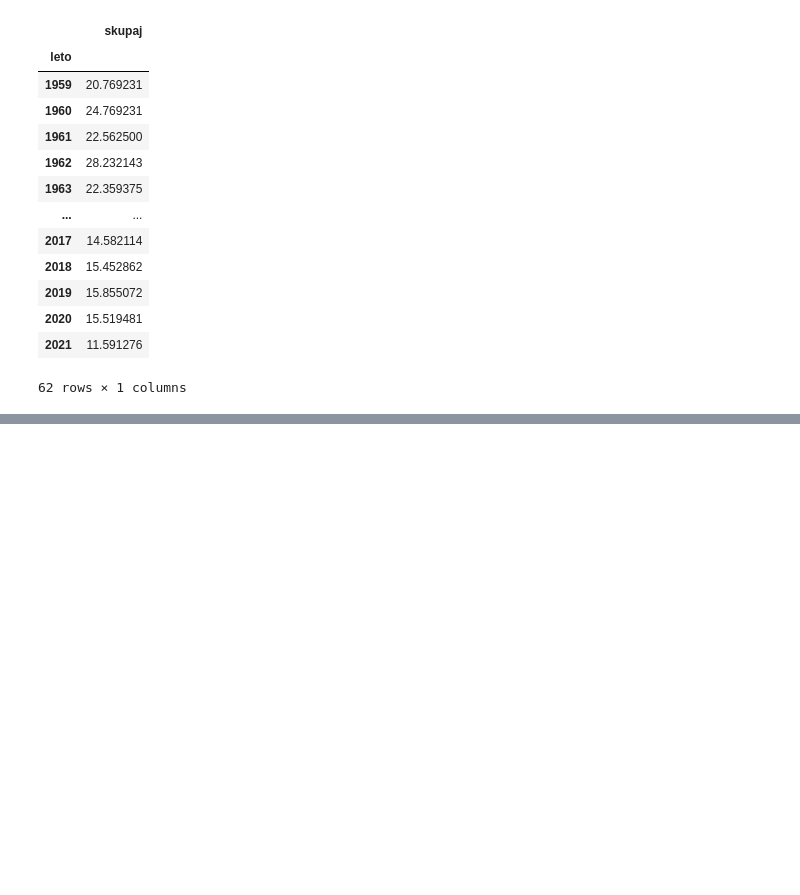
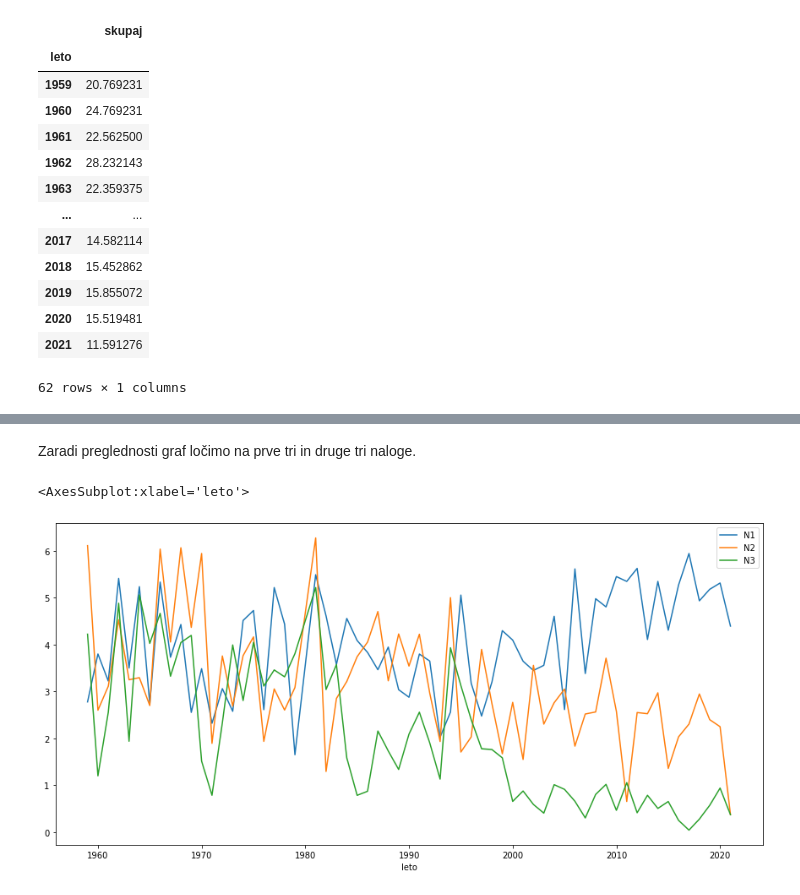
Before and after one commit to UrosKosmac123/Tekmovalci-matematicne-olimpijade, a Jupyter notebook: Analiza.ipynb, the cells around one changed output, grey strips where cells are left out. Saved outputs shown, nothing was run; the diff lists cells and outputs as text; code cells hidden in the pictures; blank space fills up the shorter version.

```diff
--- a/Analiza.ipynb
+++ b/Analiza.ipynb
@@ -48,0 +97,8 @@ povprecno_stevilo_pik_za_doloceno_leto.plot()
+# %% [markdown]
+Zaradi preglednosti graf ločimo na prve tri in druge tri naloge.
+# %%
+povprecno_stevilo_pik_za_doloceno_leto_prve_3 = (podatki.groupby("leto")["N1","N2", "N3"].mean())
+povprecno_stevilo_pik_za_doloceno_leto_prve_3.plot(figsize = (15,7))
+# %% [output]
+<AxesSubplot:xlabel='leto'>
+[figure, added]
```
Also changed, not shown: parts of 17 cells of this notebook, 2 other files.
